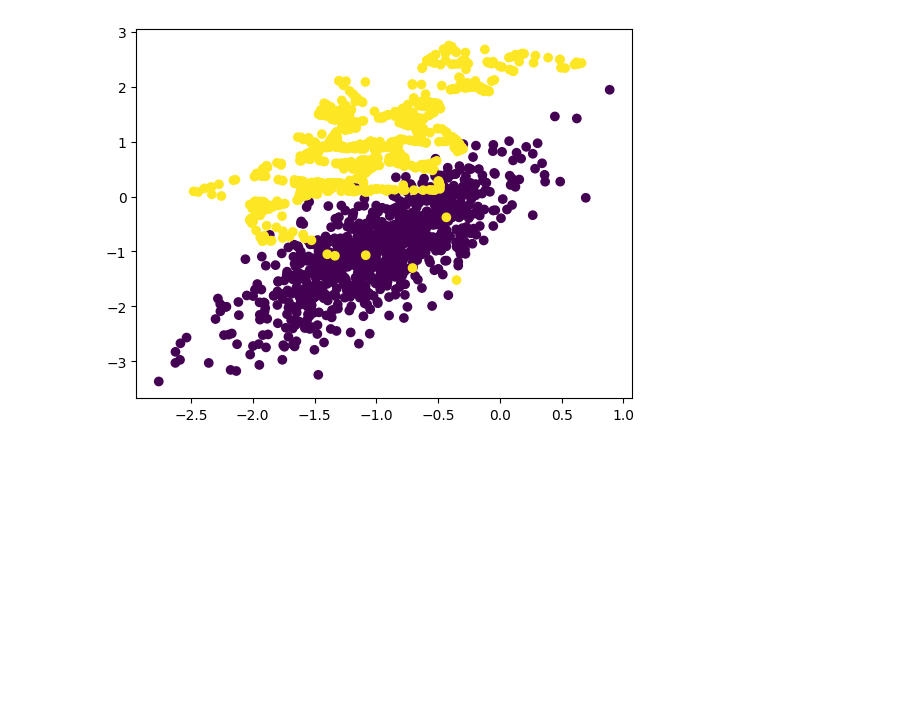
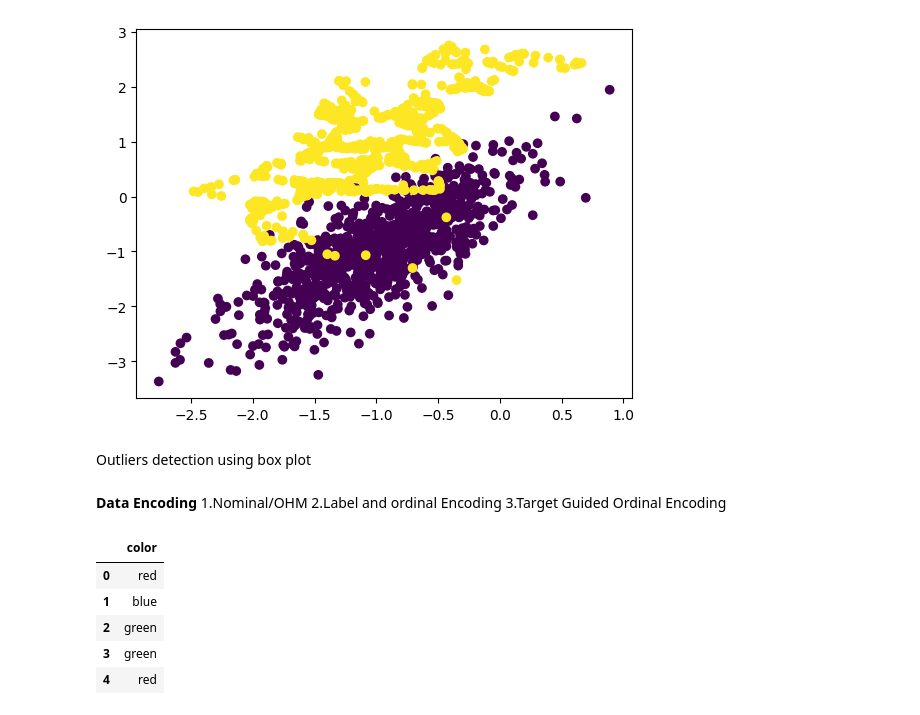
Before and after one commit to rb7488/DS_ML-Learning, a Jupyter notebook: Feature_Engineering_DS_udemy5.ipynb, the cells around one changed output. Saved outputs shown, nothing was run; the diff lists cells and outputs as text; code cells hidden in the pictures; blank space fills up the shorter version.

```diff
--- a/Feature_Engineering_DS_udemy5.ipynb
+++ b/Feature_Engineering_DS_udemy5.ipynb
@@ -347,3 +347,10 @@ plt.scatter(oversample_df[ 'f1'],oversample_df['f2'],c=oversample_df['target'])
 # %% [output]
 <matplotlib.collections.PathCollection at 0x...>
 [figure]
+# %% [markdown]
+Outliers detection using box plot
+# %% [markdown]
+**Data Encoding**
+1.Nominal/OHM
+2.Label and ordinal Encoding
+3.Target Guided Ordinal Encoding
@@ -349,0 +365,9 @@ plt.scatter(oversample_df[ 'f1'],oversample_df['f2'],c=oversample_df['target'])
+# %%
+df.head()
+# %% [output]
+|  | color |
+| 0 | red |
+| 1 | blue |
+| 2 | green |
+| 3 | green |
+| 4 | red |
```
Also changed, not shown: parts of 6 cells of this notebook.
